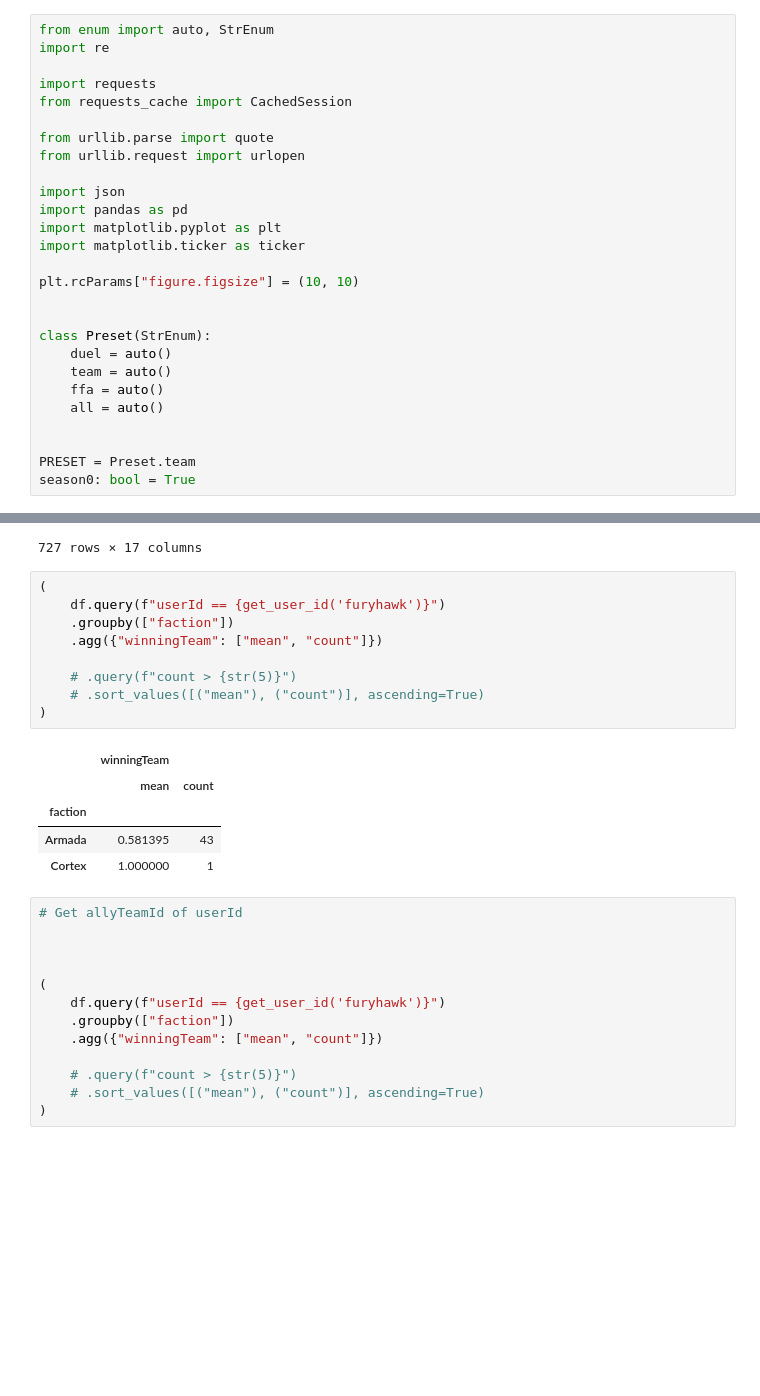
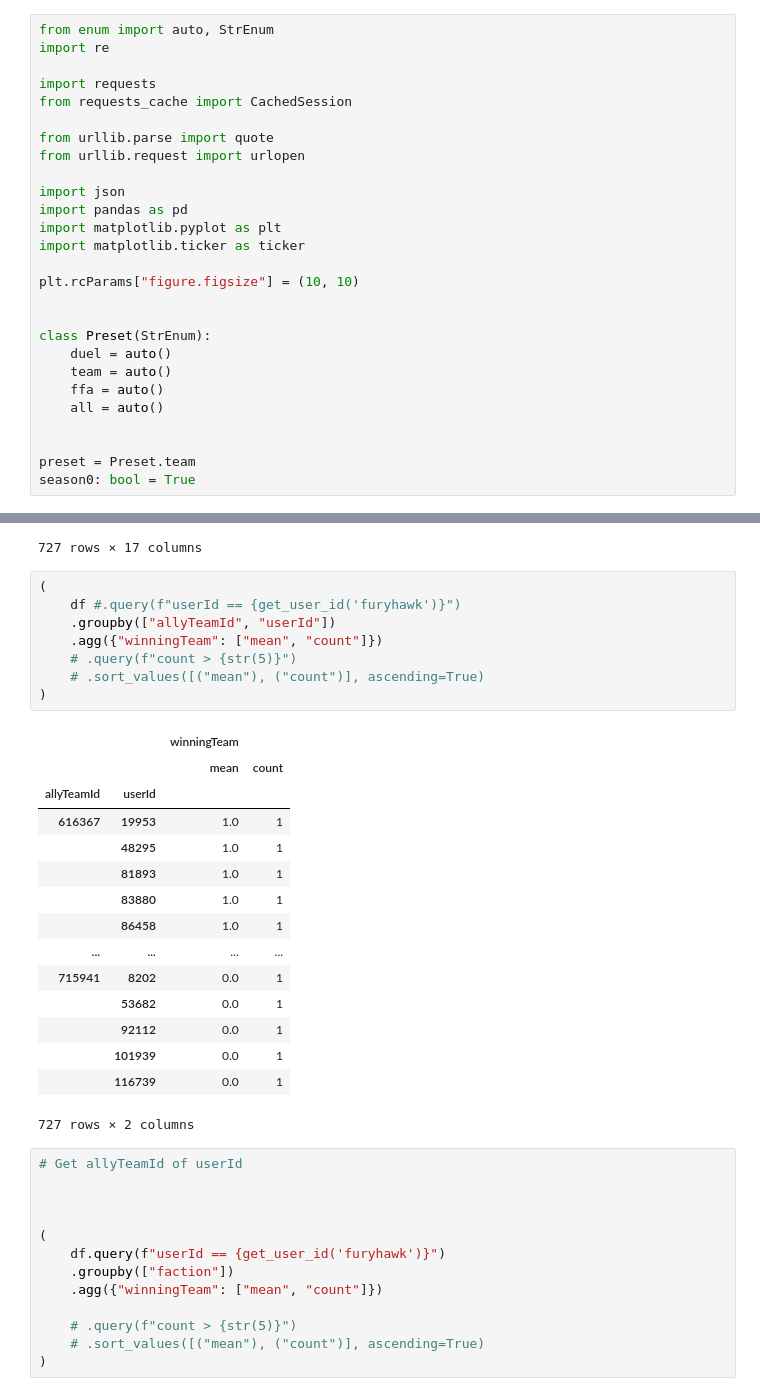
Before and after one commit to furyhawk/bai, a Jupyter notebook: notebooks/library.ipynb, the cells around one changed output, grey strips where cells are left out. Saved outputs shown, nothing was run; the diff lists cells and outputs as text; blank space fills up the shorter version.

```diff
--- a/notebooks/library.ipynb
+++ b/notebooks/library.ipynb
@@ -23,7 +23,7 @@ class Preset(StrEnum):
     all = auto()
 
 
-PRESET = Preset.team
+preset = Preset.team
 season0: bool = True
 # %%
 # Cache the data
@@ -188,19 +243,28 @@ df
 727 rows × 17 columns
 # %%
 (
-    df.query(f"userId == {get_user_id('furyhawk')}")
-    .groupby(["faction"])
+    df #.query(f"userId == {get_user_id('furyhawk')}")
+    .groupby(["allyTeamId", "userId"])
     .agg({"winningTeam": ["mean", "count"]})
-
     # .query(f"count > {str(5)}")
     # .sort_values([("mean"), ("count")], ascending=True)
 )
 # %% [output]
-|  | winningTeam |  |
-|  | mean | count |
-| faction |  |  |
-| Armada | 0.581395 | 43 |
-| Cortex | 1.000000 | 1 |
+|  |  | winningTeam |  |
+|  |  | mean | count |
+| allyTeamId | userId |  |  |
+| 616367 | 19953 | 1.0 | 1 |
+|  | 48295 | 1.0 | 1 |
+|  | 81893 | 1.0 | 1 |
+|  | 83880 | 1.0 | 1 |
+|  | 86458 | 1.0 | 1 |
+| ... | ... | ... | ... |
+| 715941 | 8202 | 0.0 | 1 |
+|  | 53682 | 0.0 | 1 |
+|  | 92112 | 0.0 | 1 |
+|  | 101939 | 0.0 | 1 |
+|  | 116739 | 0.0 | 1 |
+727 rows × 2 columns
 # %%
 # Get allyTeamId of userId
 
```
Also changed, not shown: parts of 9 cells of this notebook, 5 other files.
